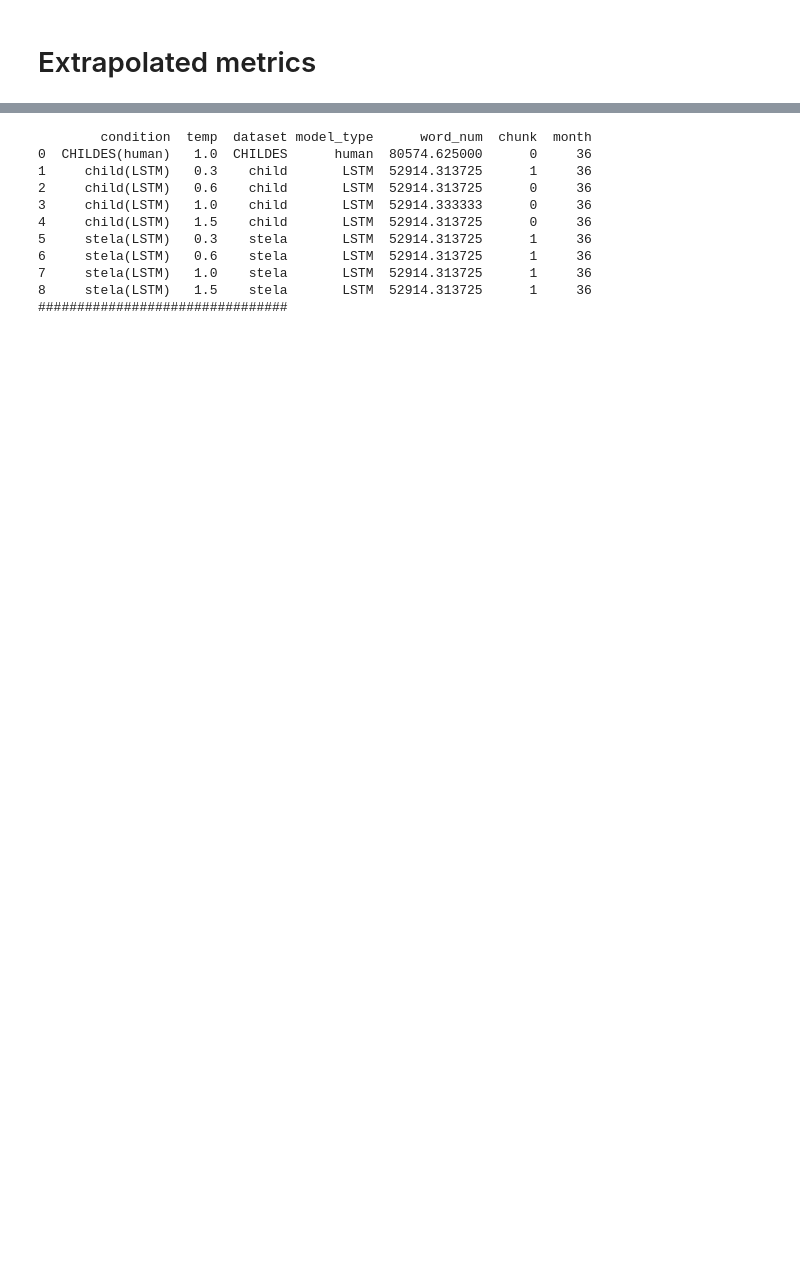
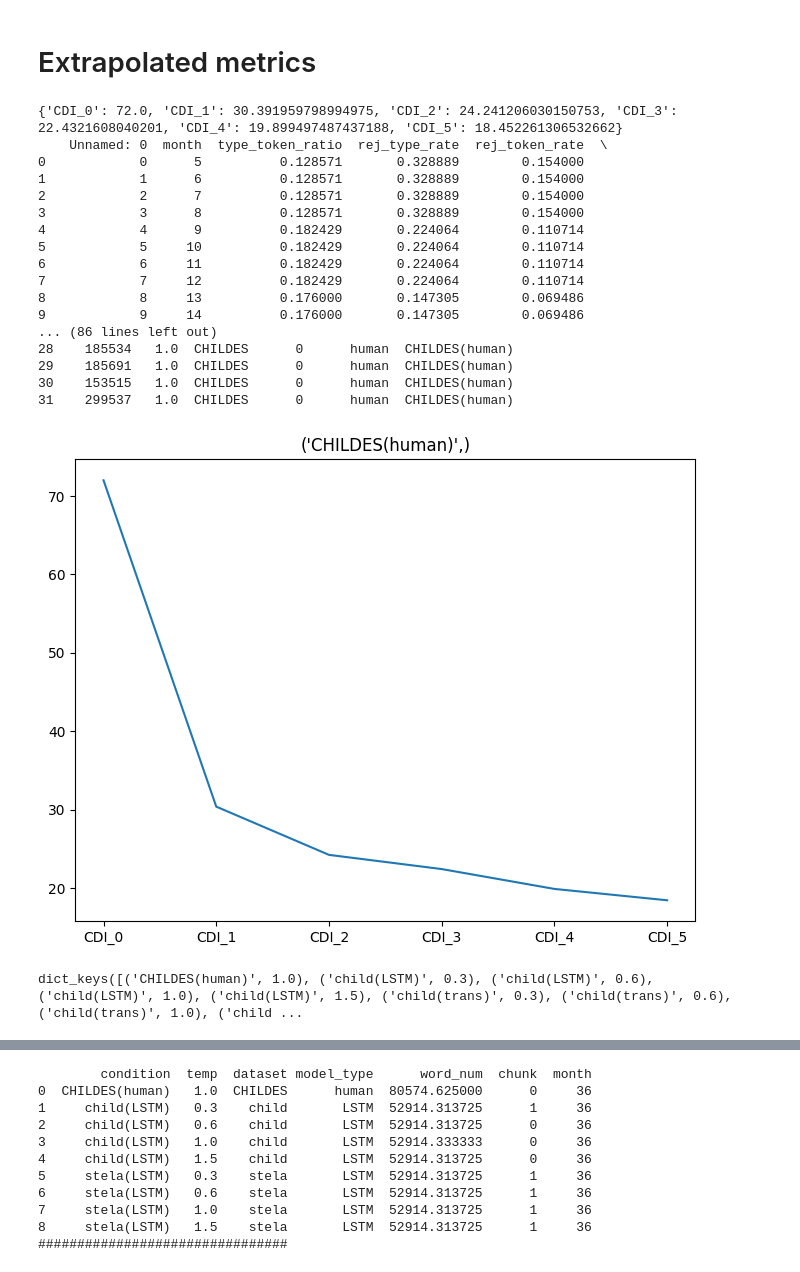
Before and after one commit to nhamilakis/Lexical-benchmark, a Jupyter notebook: notebooks/paper_fig.ipynb, the cells around one changed output, grey strips where cells are left out. Cells and saved outputs as stored; diff of their text form; code cells hidden in the pictures; blank space fills up the shorter version.

```diff
--- a/notebooks/paper_fig.ipynb
+++ b/notebooks/paper_fig.ipynb
@@ -966,4 +902,0 @@ compare_temp(raw_data_path,data_root/"stat/mean_stat.csv")
-# %%
-sampling_ratio = 4
-raw_data_path = f"/Users/jliu/workspace/lexical_bencmark/dataset/CDI_new/CDI_{sampling_ratio}/metric_1000_4.csv"
-compare_temp(raw_data_path)
@@ -1011,0 +968,25 @@ def compare_sigmoid(raw_data_path: str, target_y: float = 0.8):
+# %%
+params_all = compare_sigmoid(raw_data_path= file_root / "metric_1000_4_binned.csv")
+# %% [output]
+{'CDI_0': 72.0, 'CDI_1': 30.391959798994975, 'CDI_2': 24.241206030150753, 'CDI_3': 22.4321608040201, 'CDI_4': 19.899497487437188, 'CDI_5': 18.452261306532662}
+    Unnamed: 0  month  type_token_ratio  rej_type_rate  rej_token_rate  \
+0            0      5          0.128571       0.328889        0.154000
+1            1      6          0.128571       0.328889        0.154000
+2            2      7          0.128571       0.328889        0.154000
+3            3      8          0.128571       0.328889        0.154000
+4            4      9          0.182429       0.224064        0.110714
+5            5     10          0.182429       0.224064        0.110714
+6            6     11          0.182429       0.224064        0.110714
+7            7     12          0.182429       0.224064        0.110714
+8            8     13          0.176000       0.147305        0.069486
+9            9     14          0.176000       0.147305        0.069486
+... (86 lines left out)
+28    185534   1.0  CHILDES      0      human  CHILDES(human)
+29    185691   1.0  CHILDES      0      human  CHILDES(human)
+30    153515   1.0  CHILDES      0      human  CHILDES(human)
+31    299537   1.0  CHILDES      0      human  CHILDES(human)
+[figure, added]
+# %%
+params_all.keys()
+# %% [output]
+dict_keys([('CHILDES(human)', 1.0), ('child(LSTM)', 0.3), ('child(LSTM)', 0.6), ('child(LSTM)', 1.0), ('child(LSTM)', 1.5), ('child(trans)', 0.3), ('child(trans)', 0.6), ('child(trans)', 1.0), ('child ...
```
Also changed, not shown: parts of 14 cells of this notebook, 7 other files.
